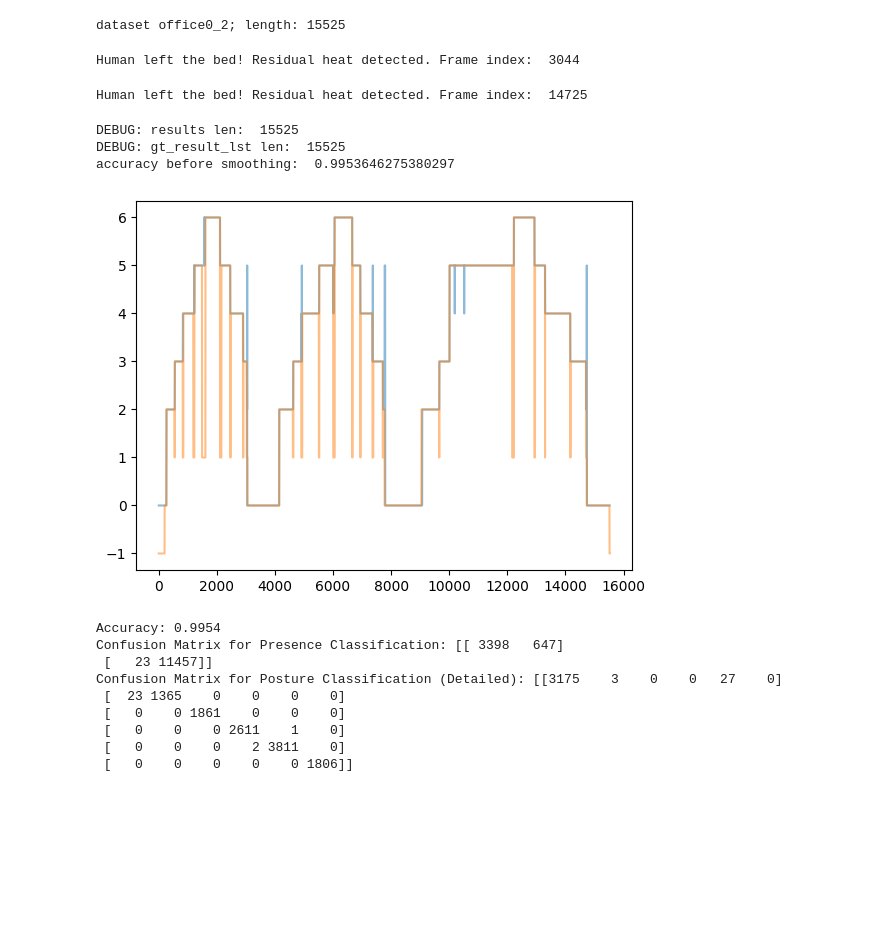
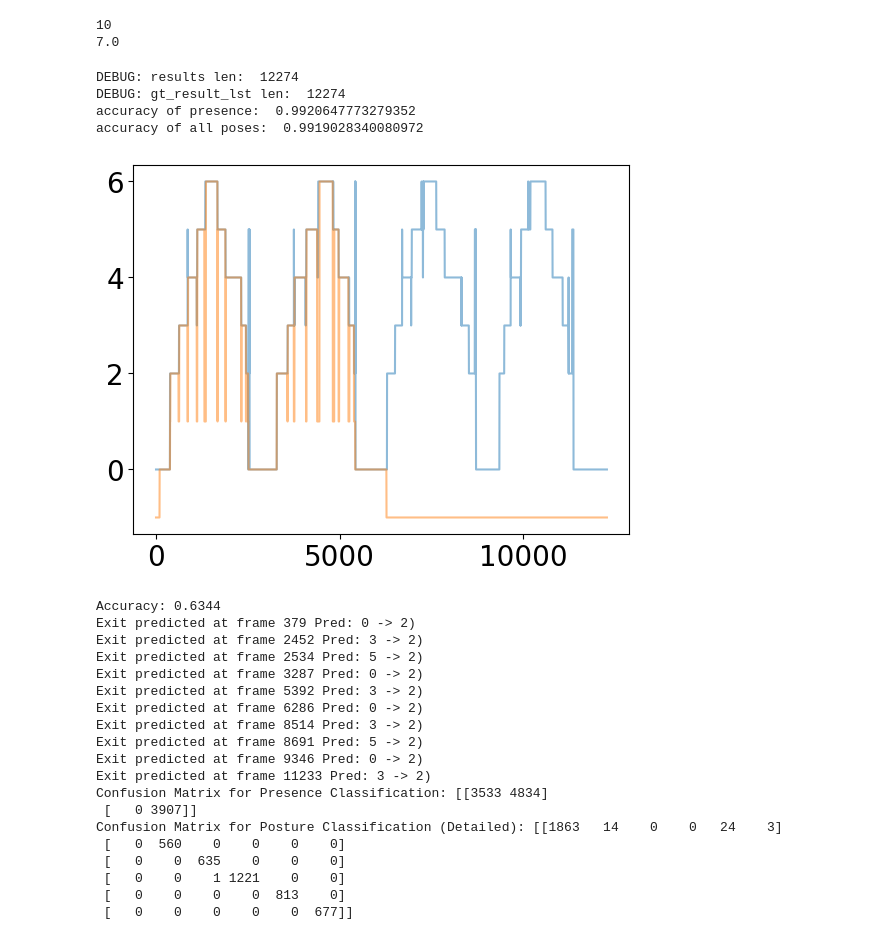
Before and after one commit to Myrmecos/FYP, a Jupyter notebook: src/experiments/experiment_final.ipynb, the cells around one changed output. Saved outputs shown, nothing was run; the diff lists cells and outputs as text; code cells hidden in the pictures; blank space fills up the shorter version.

```diff
--- a/src/experiments/experiment_final.ipynb
+++ b/src/experiments/experiment_final.ipynb
@@ -418,32 +464,56 @@ def test_users_crossenv():
+# %%
+data = [[1852, 1843], [2125, 2121], [2452, 2444], [5392, 5386], [8514, 8511], [11233, 11230], [3036, 3027], [7719, 7708], [14711, 14707], [1900, 1887]]
+
+print(len(data))
+diff = (a-b for a, b in data)
+diff = np.average(list(diff))
+print(diff)
+# %% [output]
+10
+7.0
 # %%
 # test_results()
 # test_postprocessor()
 if __name__ == "__main__":
-    # office0_4: 0.9919028340080972
-    # hall5: 0.9850
+    # office0_4: 0.9919028340080972 len 12274
+    # hall5: 0.9850 len 2394
     # office0_1: 0.9964912280701754, len 2963
     # office0_2: 0.9953646275380297, len 15525
-    # office1_0
-    env = "office0_2"
-    test_inference(env)
-    vis_results(env)
+    # office1_0: 0.9964, len 5433
+    # office2_0: 0.9913, len 6004
+    # home01:
+    env = "office0_4"
+    model = "posture_cnn_cross_user_user5"
+    tag = "cross_user"
+    tag = "nopostprocess_exp"
+    k = 0.004
+    # test_inference(env, model_path=f'/Users/entomophile/Desktop/FYP/entry_exit_detection/presence_detection_workspace/weights/{model}.pth', tag = 'cross_user', k = k)
+    vis_results(env, tag)
     # pipeline_gridsearch()
     # test_users_inenv()
     # test_users_crossenv()
 # %% [output]
-dataset office0_2; length: 15525
+DEBUG: results len:  12274
+DEBUG: gt_result_lst len:  12274
+accuracy of presence:  0.9920647773279352
+accuracy of all poses:  0.9919028340080972
+[figure, new version]
-Human left the bed! Residual heat detected. Frame index:  3044
+Accuracy: 0.6344
+Exit predicted at frame 379 Pred: 0 -> 2)
+Exit predicted at frame 2452 Pred: 3 -> 2)
+Exit predicted at frame 2534 Pred: 5 -> 2)
+Exit predicted at frame 3287 Pred: 0 -> 2)
+Exit predicted at frame 5392 Pred: 3 -> 2)
+Exit predicted at frame 6286 Pred: 0 -> 2)
+Exit predicted at frame 8514 Pred: 3 -> 2)
+Exit predicted at frame 8691 Pred: 5 -> 2)
+Exit predicted at frame 9346 Pred: 0 -> 2)
+Exit predicted at frame 11233 Pred: 3 -> 2)
+Confusion Matrix for Presence Classification: [[3533 4834]
+ [   0 3907]]
+Confusion Matrix for Posture Classification (Detailed): [[1863   14    0    0   24    3]
+ [   0  560    0    0    0    0]
+ [   0    0  635    0    0    0]
+ [   0    0    1 1221    0    0]
+ [   0    0    0    0  813    0]
+ [   0    0    0    0    0  677]]
-Human left the bed! Residual heat detected. Frame index:  14725
-DEBUG: results len:  15525
-DEBUG: gt_result_lst len:  15525
-accuracy before smoothing:  0.9953646275380297
-[figure, old version]
-Accuracy: 0.9954
-Confusion Matrix for Presence Classification: [[ 3398   647]
- [   23 11457]]
-Confusion Matrix for Posture Classification (Detailed): [[3175    3    0    0   27    0]
- [  23 1365    0    0    0    0]
- [   0    0 1861    0    0    0]
- [   0    0    0 2611    1    0]
- [   0    0    0    2 3811    0]
- [   0    0    0    0    0 1806]]
```
Also changed, not shown: parts of 6 cells of this notebook, 10 other files.
